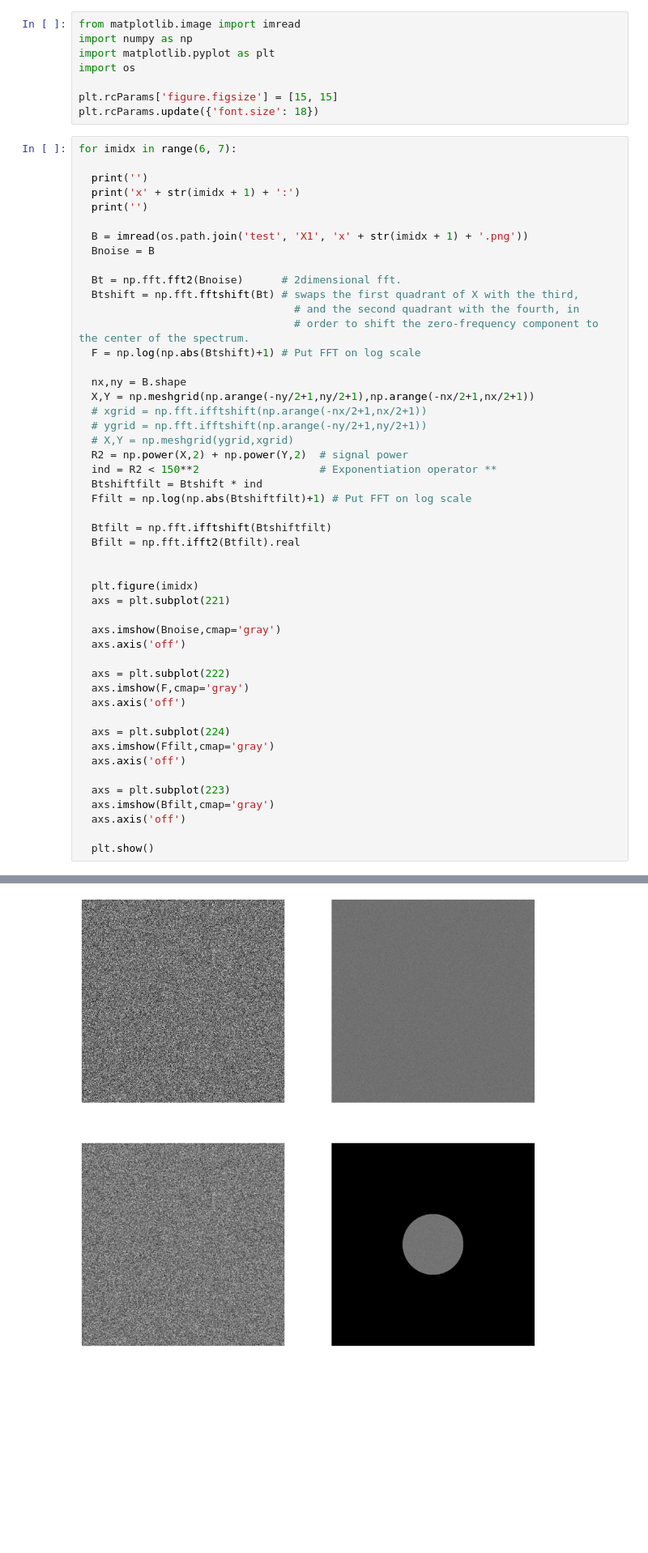
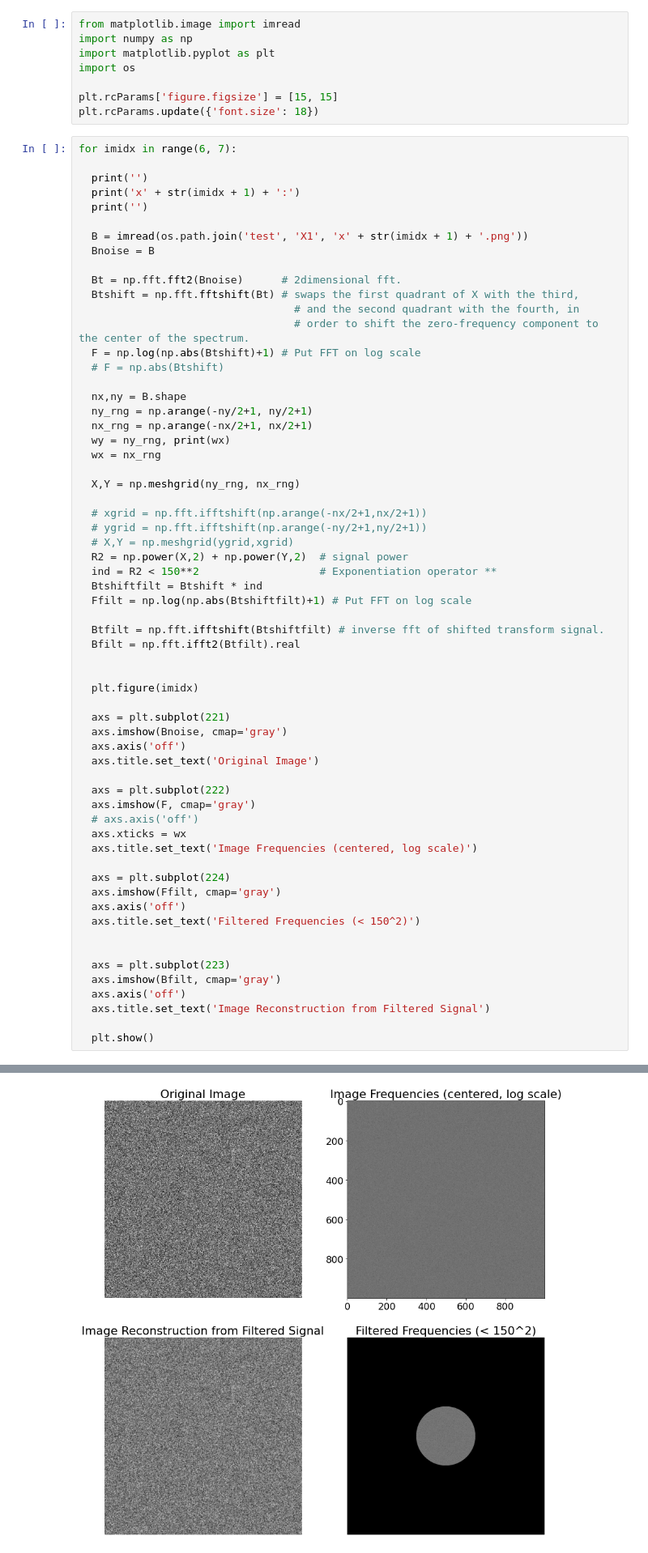
Before and after one commit to C4dynamics/stable_vision, a Jupyter notebook: python/get_centers.ipynb, the cells around one changed output, grey strips where cells are left out. Shown at 81% size. Cells and saved outputs as stored; diff of their text form; blank space fills up the shorter version.

```diff
--- a/python/get_centers.ipynb
+++ b/python/get_centers.ipynb
@@ -51,9 +51,16 @@ for imidx in range(6, 7):
                                   # and the second quadrant with the fourth, in
                                   # order to shift the zero-frequency component to the center of the spectrum.
   F = np.log(np.abs(Btshift)+1) # Put FFT on log scale
+  # F = np.abs(Btshift)
 
   nx,ny = B.shape
-  X,Y = np.meshgrid(np.arange(-ny/2+1,ny/2+1),np.arange(-nx/2+1,nx/2+1))
+  ny_rng = np.arange(-ny/2+1, ny/2+1)
+  nx_rng = np.arange(-nx/2+1, nx/2+1)
+  wy = ny_rng, print(wx)
+  wx = nx_rng
+
+  X,Y = np.meshgrid(ny_rng, nx_rng)
+
   # xgrid = np.fft.ifftshift(np.arange(-nx/2+1,nx/2+1))
   # ygrid = np.fft.ifftshift(np.arange(-ny/2+1,ny/2+1))
   # X,Y = np.meshgrid(ygrid,xgrid)
@@ -62,27 +69,33 @@ for imidx in range(6, 7):
   Btshiftfilt = Btshift * ind
   Ffilt = np.log(np.abs(Btshiftfilt)+1) # Put FFT on log scale
 
-  Btfilt = np.fft.ifftshift(Btshiftfilt)
+  Btfilt = np.fft.ifftshift(Btshiftfilt) # inverse fft of shifted transform signal.
   Bfilt = np.fft.ifft2(Btfilt).real
 
 
   plt.figure(imidx)
+
   axs = plt.subplot(221)
-
-  axs.imshow(Bnoise,cmap='gray')
+  axs.imshow(Bnoise, cmap='gray')
   axs.axis('off')
+  axs.title.set_text('Original Image')
 
   axs = plt.subplot(222)
-  axs.imshow(F,cmap='gray')
-  axs.axis('off')
+  axs.imshow(F, cmap='gray')
+  # axs.axis('off')
+  axs.xticks = wx
+  axs.title.set_text('Image Frequencies (centered, log scale)')
 
   axs = plt.subplot(224)
-  axs.imshow(Ffilt,cmap='gray')
+  axs.imshow(Ffilt, cmap='gray')
   axs.axis('off')
+  axs.title.set_text('Filtered Frequencies (< 150^2)')
+
 
   axs = plt.subplot(223)
-  axs.imshow(Bfilt,cmap='gray')
+  axs.imshow(Bfilt, cmap='gray')
   axs.axis('off')
+  axs.title.set_text('Image Reconstruction from Filtered Signal')
 
   plt.show()
 # %% [output]
@@ -90 +119 @@ x7:
-[figure, old version]
+[figure, new version]
```
Also changed, not shown: parts of 2 cells of this notebook.
